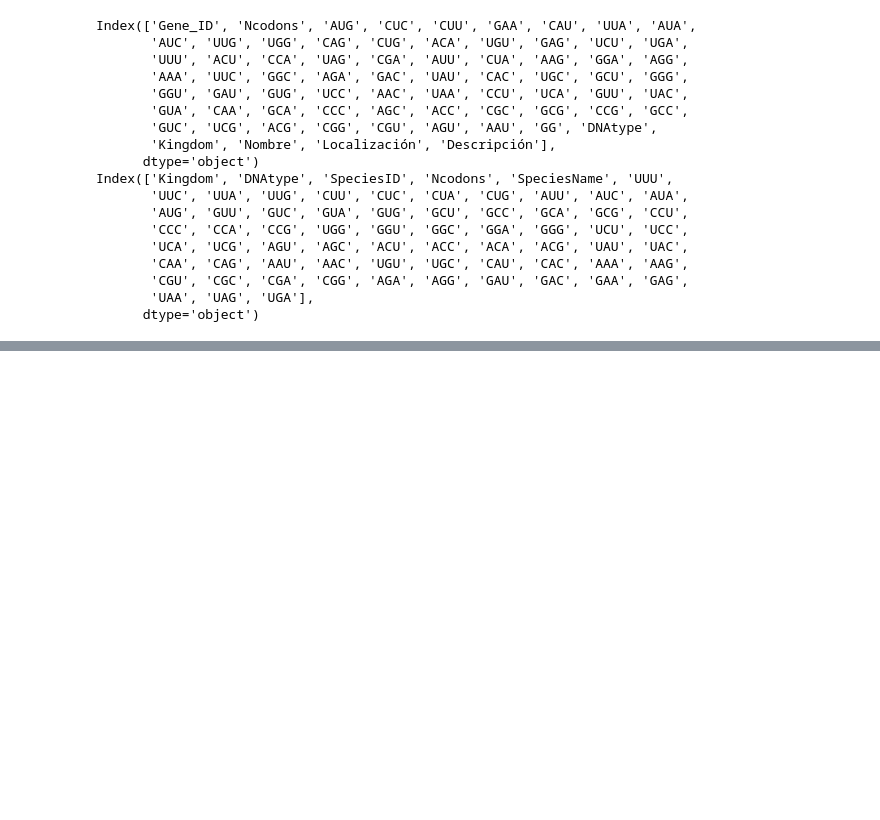
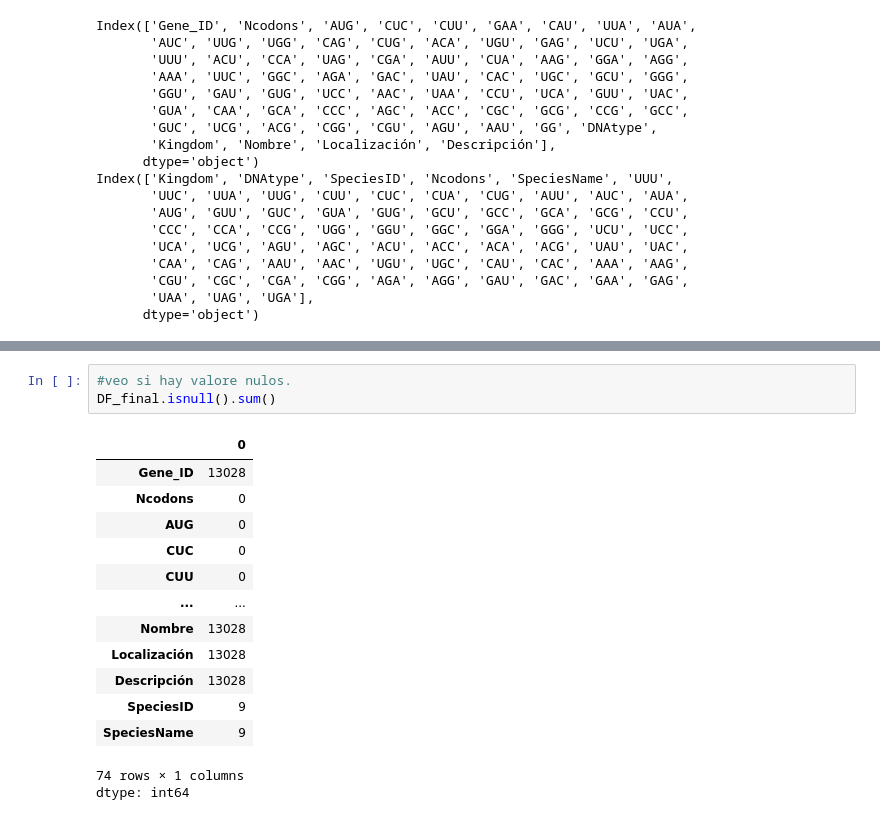
Before and after one commit to esconjaureguy/codon_usage, a Jupyter notebook: codon_usage.ipynb, the cells around one changed output, grey strips where cells are left out. Cells and saved outputs as stored; diff of their text form; blank space fills up the shorter version.

```diff
--- a/codon_usage.ipynb
+++ b/codon_usage.ipynb
@@ -400,0 +400,18 @@ DF_final
+# %%
+#veo si hay valore nulos.
+DF_final.isnull().sum()
+# %% [output]
+|  | 0 |
+| Gene_ID | 13028 |
+| Ncodons | 0 |
+| AUG | 0 |
+| CUC | 0 |
+| CUU | 0 |
+| ... | ... |
+| Nombre | 13028 |
+| Localización | 13028 |
+| Descripción | 13028 |
+| SpeciesID | 9 |
+| SpeciesName | 9 |
+74 rows × 1 columns
+dtype: int64
```
Also changed, not shown: parts of 17 cells of this notebook.
